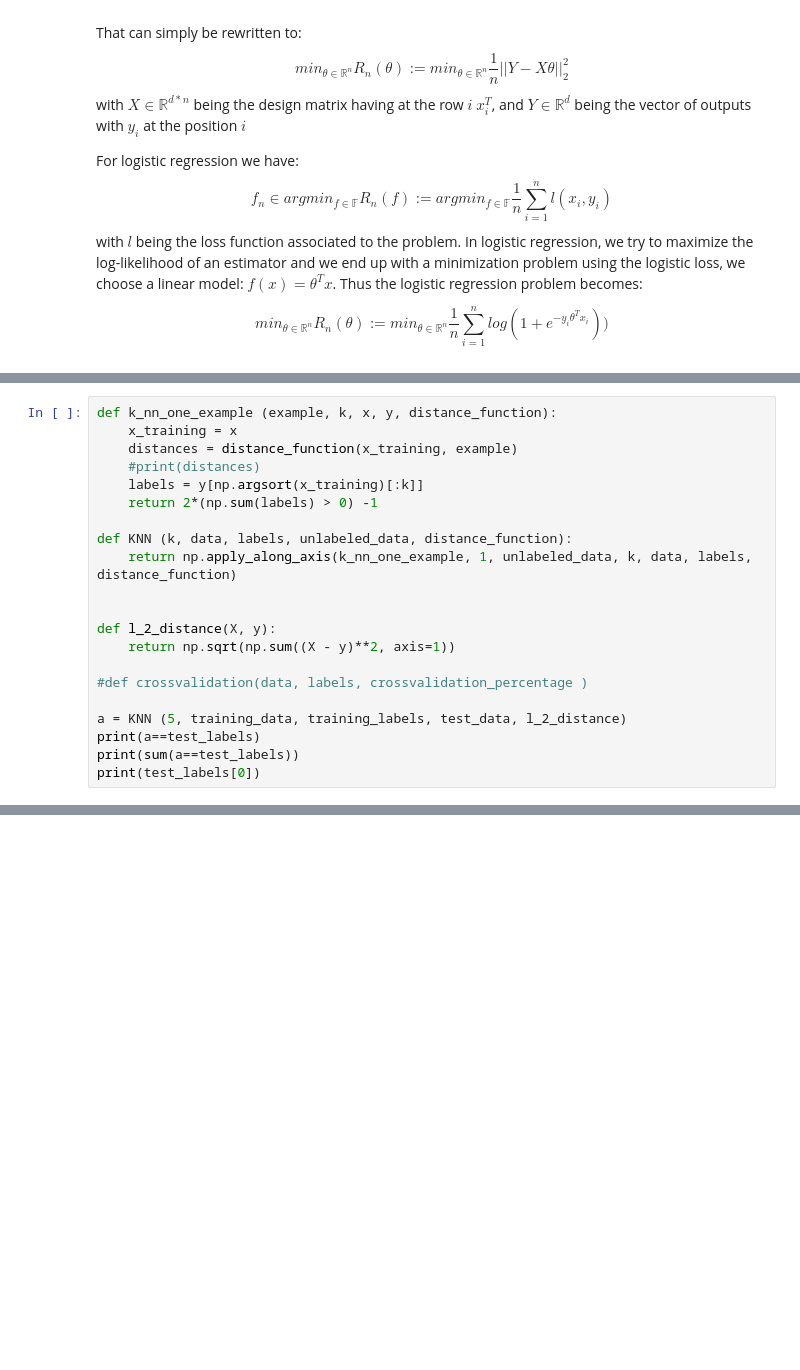
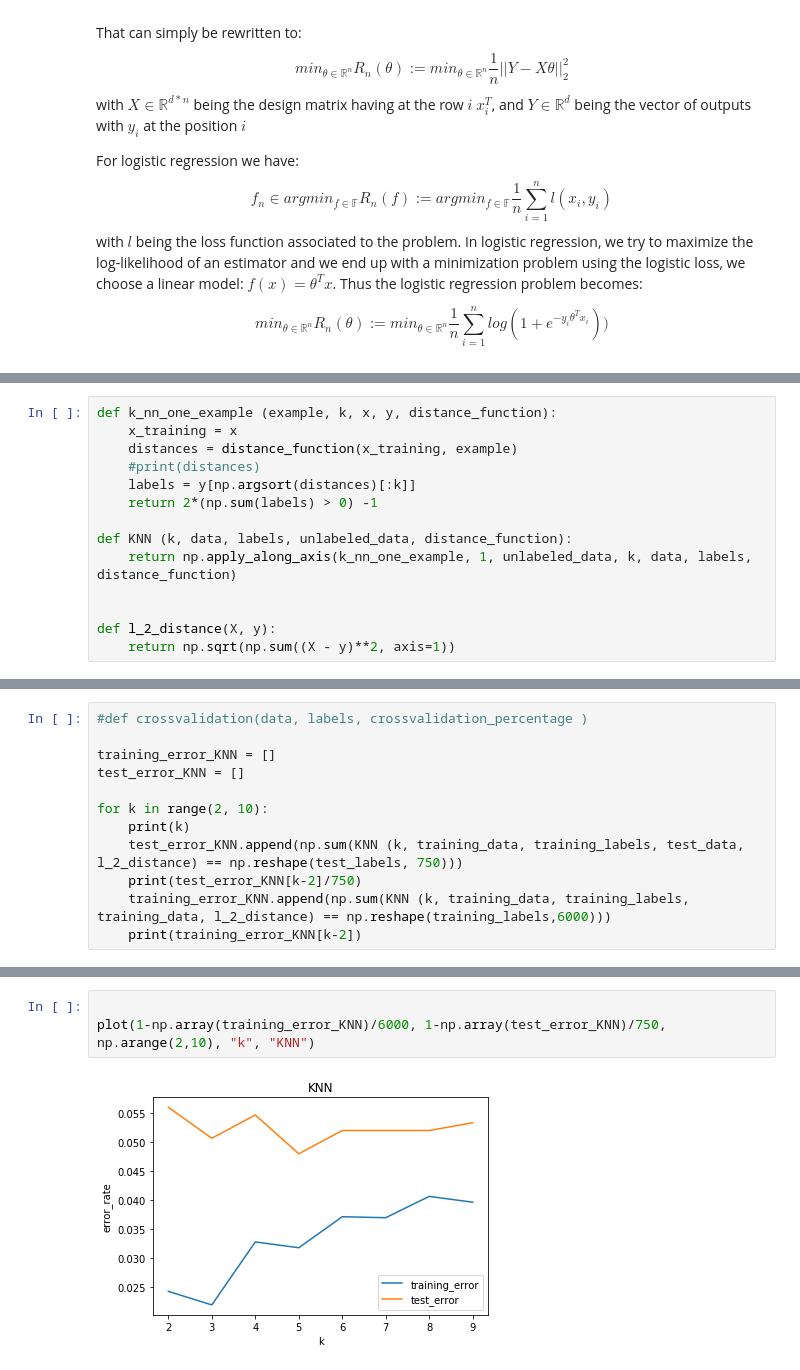
Before and after one commit to NizarGhandri/fonts_recognition, a Jupyter notebook: models.ipynb, the cells around one changed output, grey strips where cells are left out. Cells and saved outputs as stored; diff of their text form; blank space fills up the shorter version.

```diff
--- a/models.ipynb
+++ b/models.ipynb
@@ -225,7 +294,7 @@ def k_nn_one_example (example, k, x, y, distance_function):
     x_training = x
     distances = distance_function(x_training, example)
     #print(distances)
-    labels = y[np.argsort(x_training)[:k]]
+    labels = y[np.argsort(distances)[:k]]
     return 2*(np.sum(labels) > 0) -1
 
 def KNN (k, data, labels, unlabeled_data, distance_function):
@@ -234,10 +303,3 @@ def KNN (k, data, labels, unlabeled_data, distance_function):
 
 def l_2_distance(X, y):
     return np.sqrt(np.sum((X - y)**2, axis=1))
-
-#def crossvalidation(data, labels, crossvalidation_percentage )
-
-a = KNN (5, training_data, training_labels, test_data, l_2_distance)
-print(a==test_labels)
-print(sum(a==test_labels))
-print(test_labels[0])
@@ -245,0 +306,12 @@ KeyboardInterrupt:
+# %%
+#def crossvalidation(data, labels, crossvalidation_percentage )
+
+training_error_KNN = []
+test_error_KNN = []
+
+for k in range(2, 10):
+    print(k)
+    test_error_KNN.append(np.sum(KNN (k, training_data, training_labels, test_data, l_2_distance) == np.reshape(test_labels, 750)))
+    print(test_error_KNN[k-2]/750)
+    training_error_KNN.append(np.sum(KNN (k, training_data, training_labels, training_data, l_2_distance) == np.reshape(training_labels,6000)))
+    print(training_error_KNN[k-2])
@@ -245,0 +336,5 @@ KeyboardInterrupt:
+# %%
+
+plot(1-np.array(training_error_KNN)/6000, 1-np.array(test_error_KNN)/750, np.arange(2,10), "k", "KNN")
+# %% [output]
+[figure, added]
```
Also changed, not shown: parts of 8 cells of this notebook.
